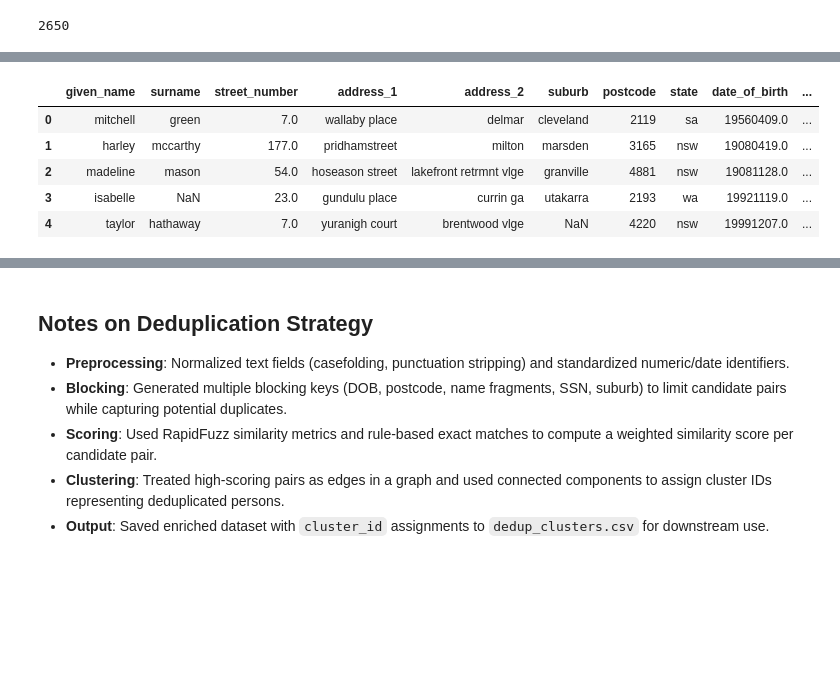
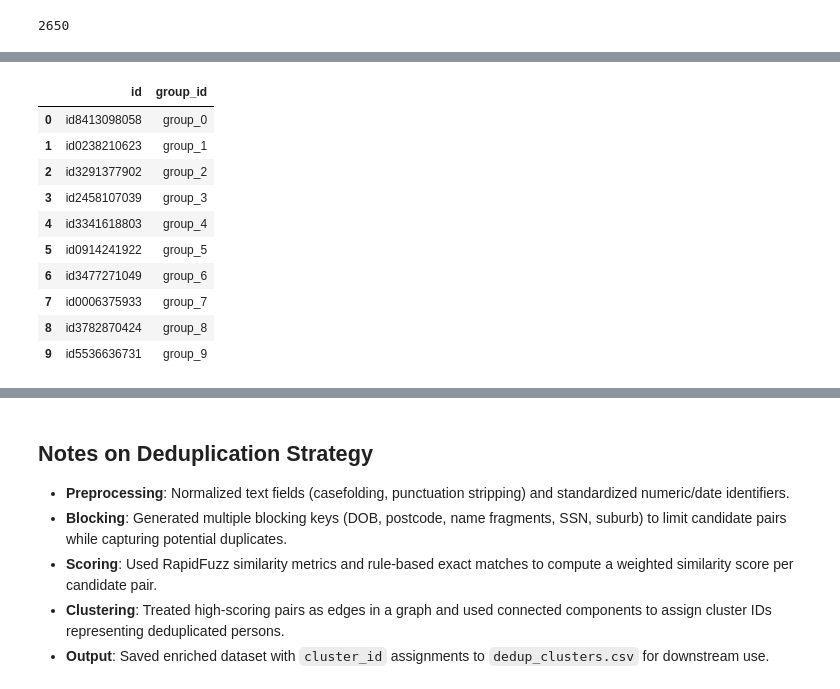
Before and after one commit to Yashpal-0/Deduplication-and-WebCrawling, a Jupyter notebook: dedup_deduplication.ipynb, the cells around one changed output, grey strips where cells are left out. Cells and saved outputs as stored; diff of their text form; code cells hidden in the pictures; blank space fills up the shorter version.

```diff
--- a/dedup_deduplication.ipynb
+++ b/dedup_deduplication.ipynb
@@ -368,12 +369,28 @@ clusters_df.head()
-# %%
-df_with_clusters = df.merge(clusters_df, on="id", how="left")
-df_with_clusters["cluster_id"] = df_with_clusters["cluster_id"].fillna(-1).astype(int)
-df_with_clusters.head()
-# %% [output]
-|  | given_name | surname | street_number | address_1 | address_2 | suburb | postcode | state | date_of_birth | ... |
-| 0 | mitchell | green | 7.0 | wallaby place | delmar | cleveland | 2119 | sa | 19560409.0 | ... |
-| 1 | harley | mccarthy | 177.0 | pridhamstreet | milton | marsden | 3165 | nsw | 19080419.0 | ... |
-| 2 | madeline | mason | 54.0 | hoseason street | lakefront retrmnt vlge | granville | 4881 | nsw | 19081128.0 | ... |
-| 3 | isabelle | NaN | 23.0 | gundulu place | currin ga | utakarra | 2193 | wa | 19921119.0 | ... |
-| 4 | taylor | hathaway | 7.0 | yuranigh court | brentwood vlge | NaN | 4220 | nsw | 19991207.0 | ... |
+# %%
+# Create prediction dataframe in the required format
+df_with_clusters = df.merge(clusters_df, on="id", how="left")
+
+# Handle any records not in any cluster (shouldn't happen, but just in case)
+# Assign them unique group_ids starting from the next available number
+if df_with_clusters["group_id"].isna().any():
+    next_group_num = len(components)
+    for idx in df_with_clusters[df_with_clusters["group_id"].isna()].index:
+        df_with_clusters.loc[idx, "group_id"] = f"group_{next_group_num}"
+        next_group_num += 1
+
+# Keep only id and group_id columns for prediction format
+df_with_clusters = df_with_clusters[["id", "group_id"]]
+df_with_clusters.head(10)
+# %% [output]
+|  | id | group_id |
+| 0 | id8413098058 | group_0 |
+| 1 | id0238210623 | group_1 |
+| 2 | id3291377902 | group_2 |
+| 3 | id2458107039 | group_3 |
+| 4 | id3341618803 | group_4 |
+| 5 | id0914241922 | group_5 |
+| 6 | id3477271049 | group_6 |
+| 7 | id0006375933 | group_7 |
+| 8 | id3782870424 | group_8 |
+| 9 | id5536636731 | group_9 |
 # %%
```
Also changed, not shown: parts of 8 cells of this notebook, 2 other files.
